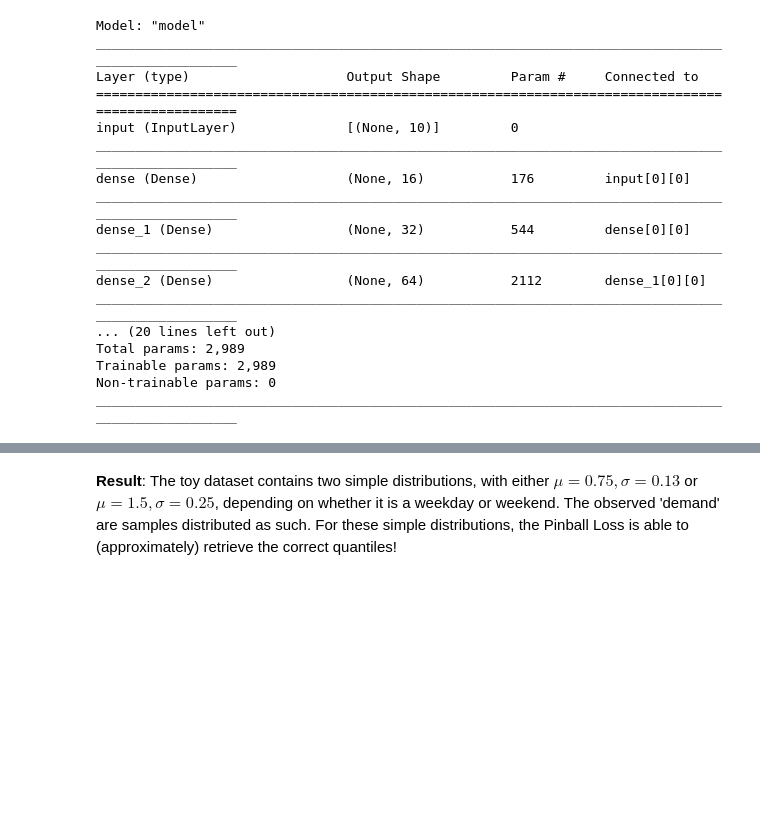
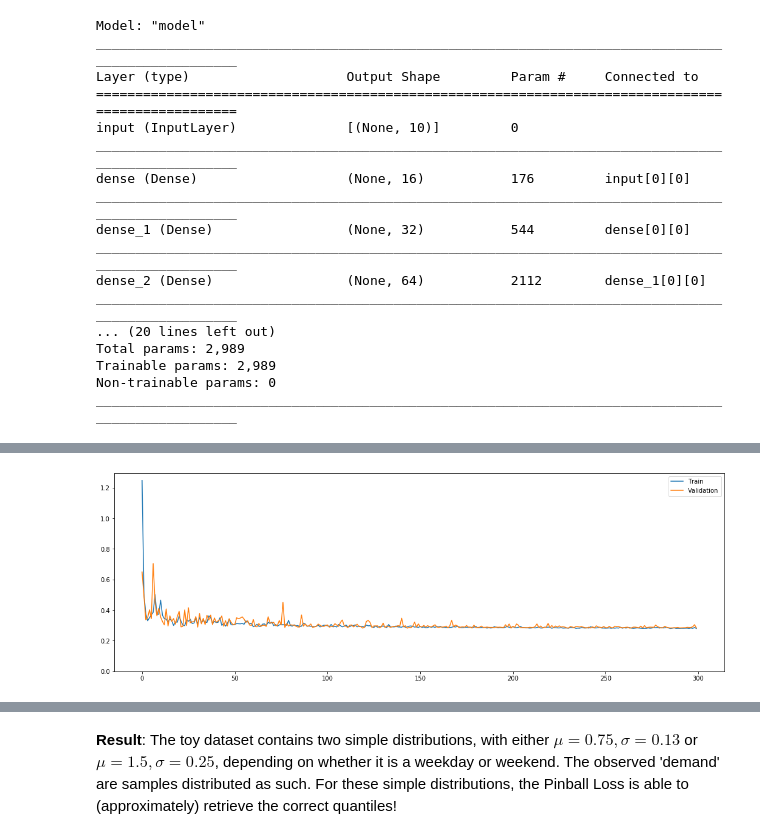
Before and after one commit to joeranbosma/M5Forecast, a Jupyter notebook: custom_layer/pinball_loss_keras.ipynb, the cells around one changed output, grey strips where cells are left out. Cells and saved outputs as stored; diff of their text form; code cells hidden in the pictures; blank space fills up the shorter version.

```diff
--- a/custom_layer/pinball_loss_keras.ipynb
+++ b/custom_layer/pinball_loss_keras.ipynb
@@ -548,0 +653,4 @@ array([[0.41041088, 0.49317554, 0.6114328 , 0.6527271 , 0.7440677 ,
+# %%
+model = get_dist_model(inp_shape=(X_train.shape[1],), sigma_coefs=sigma_coefs)
+model.compile(optimizer="adam", loss=losses)
+model.summary()
@@ -548,0 +675,7 @@ array([[0.41041088, 0.49317554, 0.6114328 , 0.6527271 , 0.7440677 ,
+# %%
+history_dist = model.fit(X_train, y_train_mo, epochs=300,
+                         validation_data=(X_val, y_val_mo))
+# %%
+plot_loss(history_dist)
+# %% [output]
+[figure, added]
```
Also changed, not shown: parts of 39 cells of this notebook.
